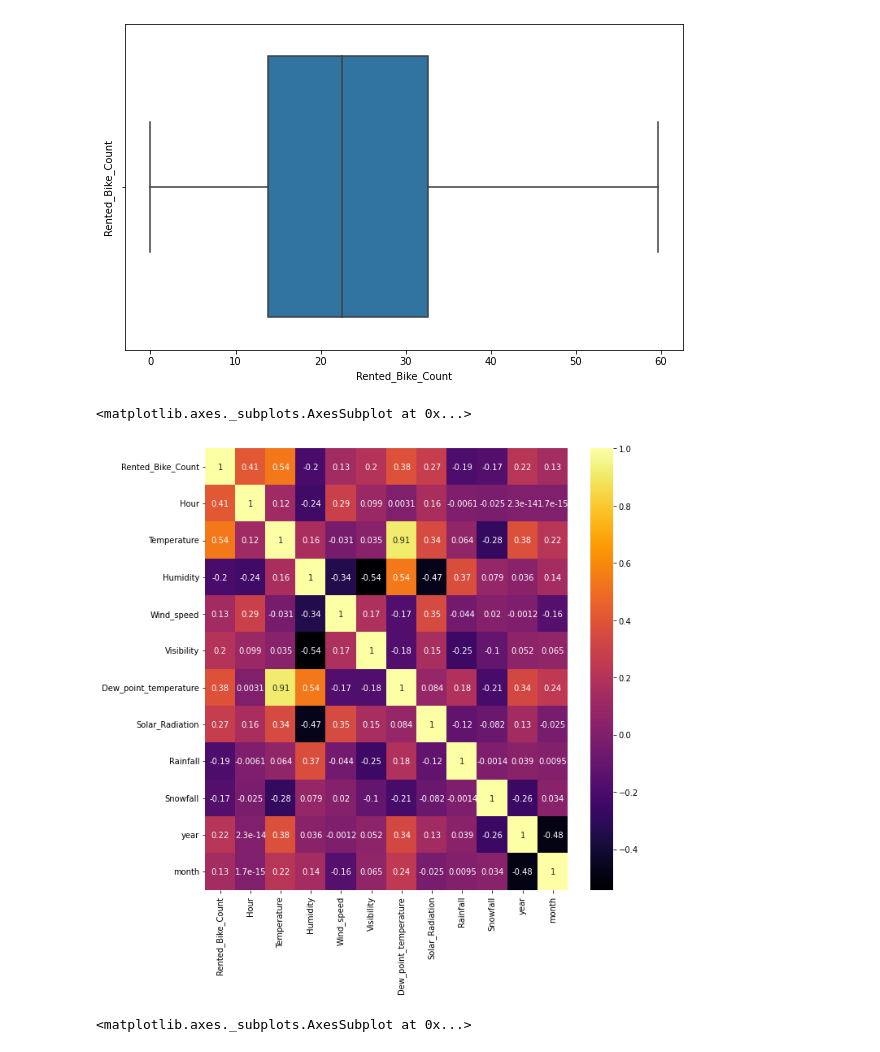
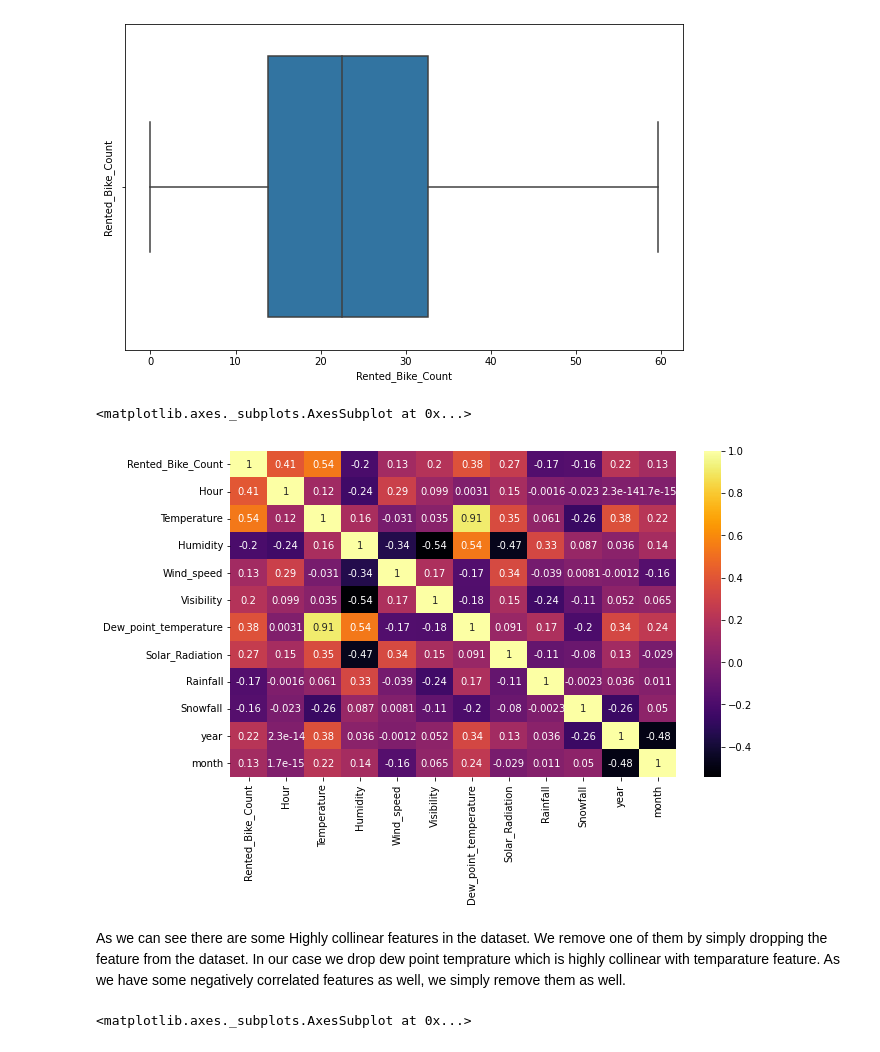
Before and after one commit to shahfaissalDharwad/Seoul-Bike-Sharing-Demand-Prediction-linear-regression-, a Jupyter notebook: Bike_Sharing_Demand_Prediction_Capstone_Project2.ipynb, the cells around one changed output. Drawn from its saved outputs; the diff is of its cells as text; code cells hidden in the pictures.

```diff
--- a/Bike_Sharing_Demand_Prediction_Capstone_Project2.ipynb
+++ b/Bike_Sharing_Demand_Prediction_Capstone_Project2.ipynb
@@ -386,4 +185,0 @@ plt.show()
-# %%
-plt.rcParams['figure.figsize']=(20,8)
-sns.barplot(x='month',y='Rented_Bike_Count',data=dataset)
-plt.show()
@@ -478 +269,6 @@ plt.show()
+# %%
+dataset.loc[dataset['Rainfall']>=4,'Rainfall']= 4
+dataset.loc[dataset['Solar_Radiation']>=2.5,'Solar_Radiation']=2.5
+dataset.loc[dataset['Snowfall']>2,'Snowfall']= 2
+dataset.loc[dataset['Wind_speed']>=4,'Wind_speed']= 4
 # %%
@@ -491,5 +296,0 @@ for col in numerical_features:
-# %%
-dataset.loc[dataset['Rainfall']>=2,'Rainfall']= 2
-dataset.loc[dataset['Solar_Radiation']>=2,'Solar_Radiation']= 2
-dataset.loc[dataset['Snowfall']>=1.5,'Snowfall']= 1.5
-dataset.loc[dataset['Wind_speed']>=4,'Wind_speed']= 4
@@ -592,11 +361,13 @@ plt.show()
 # %% [output]
 [figure]
 # %%
-plt.figure(figsize=(10,10))
+plt.figure(figsize=(10,6))
 sns.heatmap(dataset.corr(),cmap='inferno',annot=True)
 # %% [output]
 <matplotlib.axes._subplots.AxesSubplot at 0x...>
-[figure, old version]
+[figure, new version]
 # %%
 dataset=dataset.drop(['Dew_point_temperature'],axis=1)
+# %% [markdown]
+As we can see there are some Highly collinear features in the dataset. We remove one of them by simply dropping the feature from the dataset. In our case we drop dew point temprature which is highly collinear with temparature feature. As we have some negatively correlated features as well, we simply remove them as well.
 # %%
```
Also changed, not shown: parts of 133 cells of this notebook.
